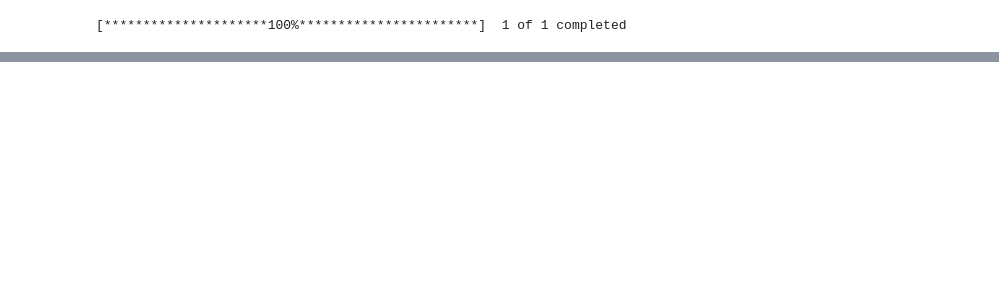
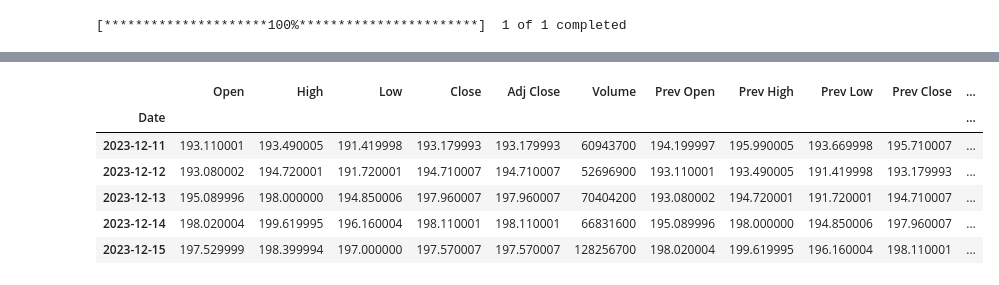
Before and after one commit to BurakOzuesen/finance, a Jupyter notebook: main.ipynb, the cells around one changed output, grey strips where cells are left out. Cells and saved outputs as stored; diff of their text form; code cells hidden in the pictures; blank space fills up the shorter version.

```diff
--- a/main.ipynb
+++ b/main.ipynb
@@ -58 +110,11 @@ Date
+# %%
+data.tail()
+# %% [output]
+|  | Open | High | Low | Close | Adj Close | Volume | Prev Open | Prev High | Prev Low | Prev Close | ... |
+| Date |  |  |  |  |  |  |  |  |  |  | ... |
+| 2023-12-11 | 193.110001 | 193.490005 | 191.419998 | 193.179993 | 193.179993 | 60943700 | 194.199997 | 195.990005 | 193.669998 | 195.710007 | ... |
+| 2023-12-12 | 193.080002 | 194.720001 | 191.720001 | 194.710007 | 194.710007 | 52696900 | 193.110001 | 193.490005 | 191.419998 | 193.179993 | ... |
+| 2023-12-13 | 195.089996 | 198.000000 | 194.850006 | 197.960007 | 197.960007 | 70404200 | 193.080002 | 194.720001 | 191.720001 | 194.710007 | ... |
+| 2023-12-14 | 198.020004 | 199.619995 | 196.160004 | 198.110001 | 198.110001 | 66831600 | 195.089996 | 198.000000 | 194.850006 | 197.960007 | ... |
+| 2023-12-15 | 197.529999 | 198.399994 | 197.000000 | 197.570007 | 197.570007 | 128256700 | 198.020004 | 199.619995 | 196.160004 | 198.110001 | ... |
 # %%
```
Also changed, not shown: parts of 15 cells of this notebook, 4 other files.
